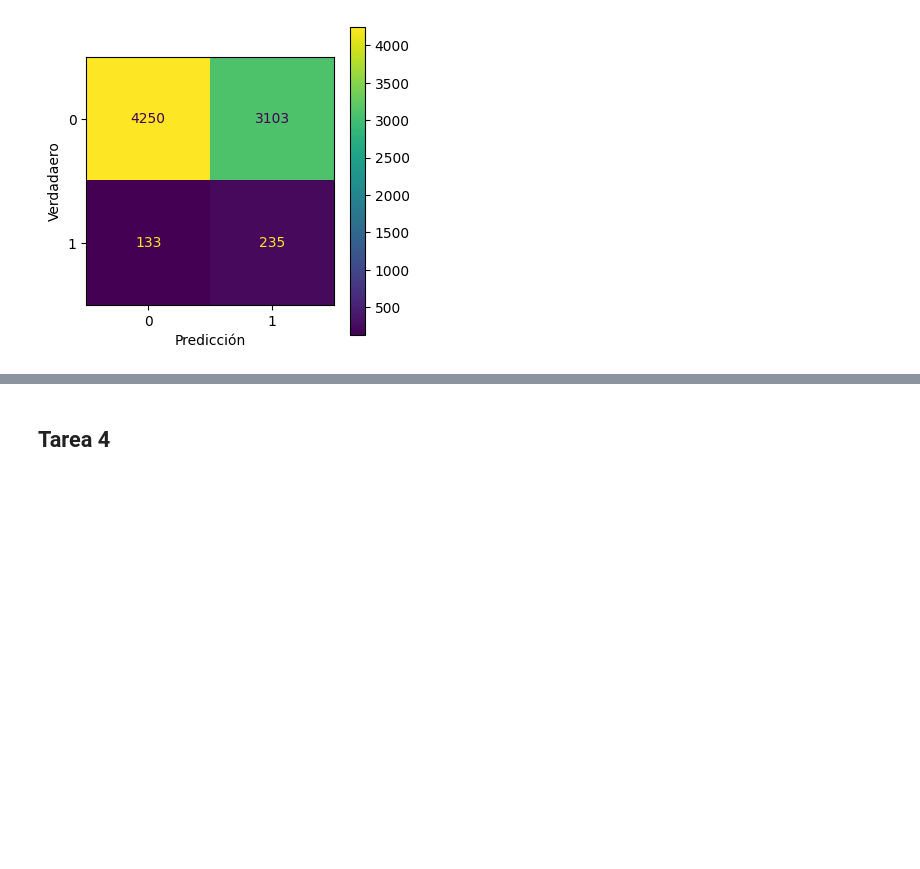
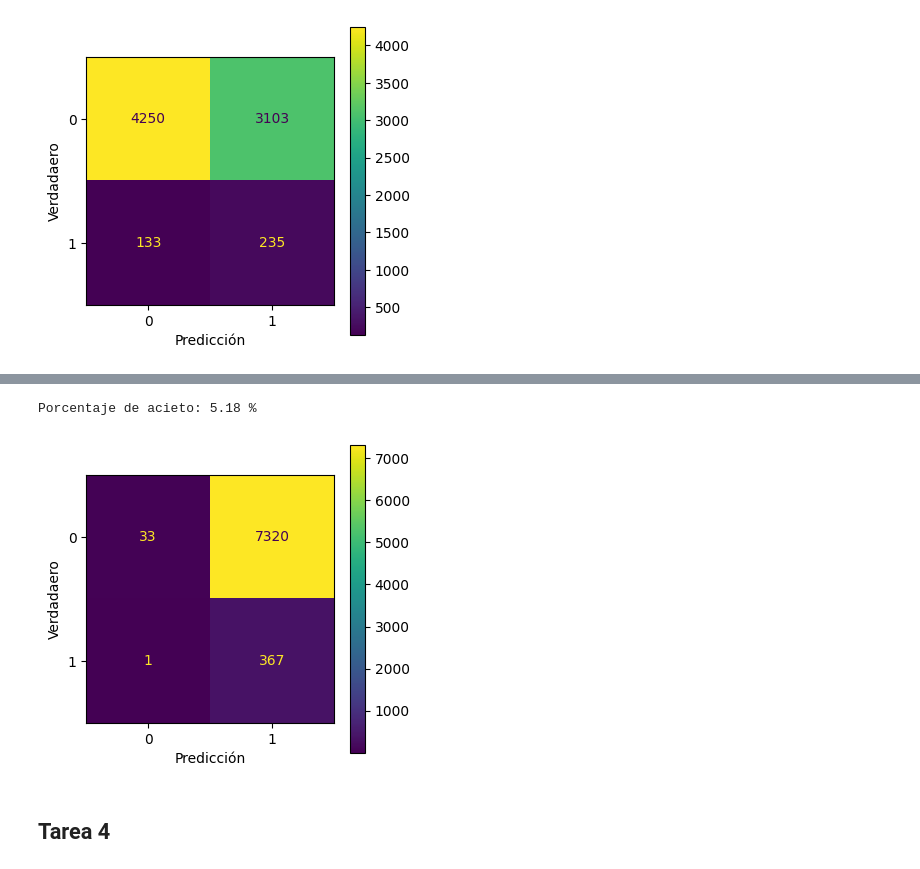
Before and after one commit to sagomeza1/pcun, a Jupyter notebook: nb.ipynb, the cells around one changed output, grey strips where cells are left out. Drawn from its saved outputs; the diff is of its cells as text; code cells hidden in the pictures; blank space fills up the shorter version.

```diff
--- a/nb.ipynb
+++ b/nb.ipynb
@@ -541,0 +552,19 @@ plt.show()
+# %%
+pipeline3 = Pipeline(steps=[
+    ("preprocessing", preprocessor),
+    ("cc", ClusterCentroids(
+        sampling_strategy="auto",   # igualar clases por defecto
+        random_state=42
+    )),
+    ("rf", RandomForestClassifier(
+        n_estimators=400,
+        max_depth=None,
+        min_samples_leaf=2,
+        n_jobs=-1,
+        class_weight="balanced",    # sensibilidad a la clase minoritaria
+        random_state=42
+    ))
+])
+# %%
+
+pipeline3.fit(X_train, y_train)
@@ -542,3 +584,22 @@ plt.show()
+# %%
+
+print(f"Porcentaje de acieto: {100 * pipeline3.score(X_test, y_test):.2f} %")
+# %% [output]
+Porcentaje de acieto: 5.18 %
+# %%
+y_pred = pipeline3.predict(X_test)
+# %%
+cm = confusion_matrix(y_pred=y_pred, y_true=y_test)
+# %%
+fig , ax = plt.subplots(figsize = (4, 4))
+disp = ConfusionMatrixDisplay(confusion_matrix=cm)
+disp.plot(ax = ax)
+ax.set_xlabel("Predicción")
+ax.set_ylabel("Verdadaero")
+# ax.set_xticklabels([1, 0])
+plt.show()
+# %% [output]
+[figure, added]
 # %% [markdown]
 ## Tarea 4
 # %% [markdown]
```
Also changed, not shown: parts of 7 cells of this notebook.
